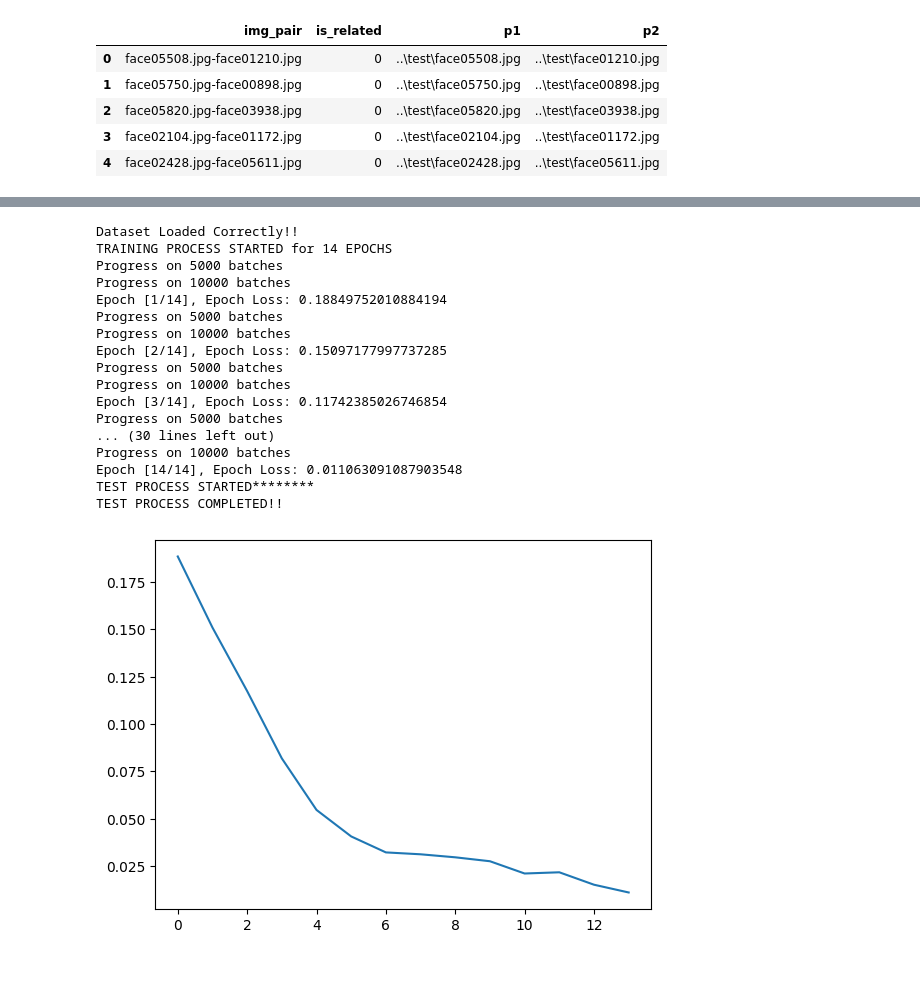
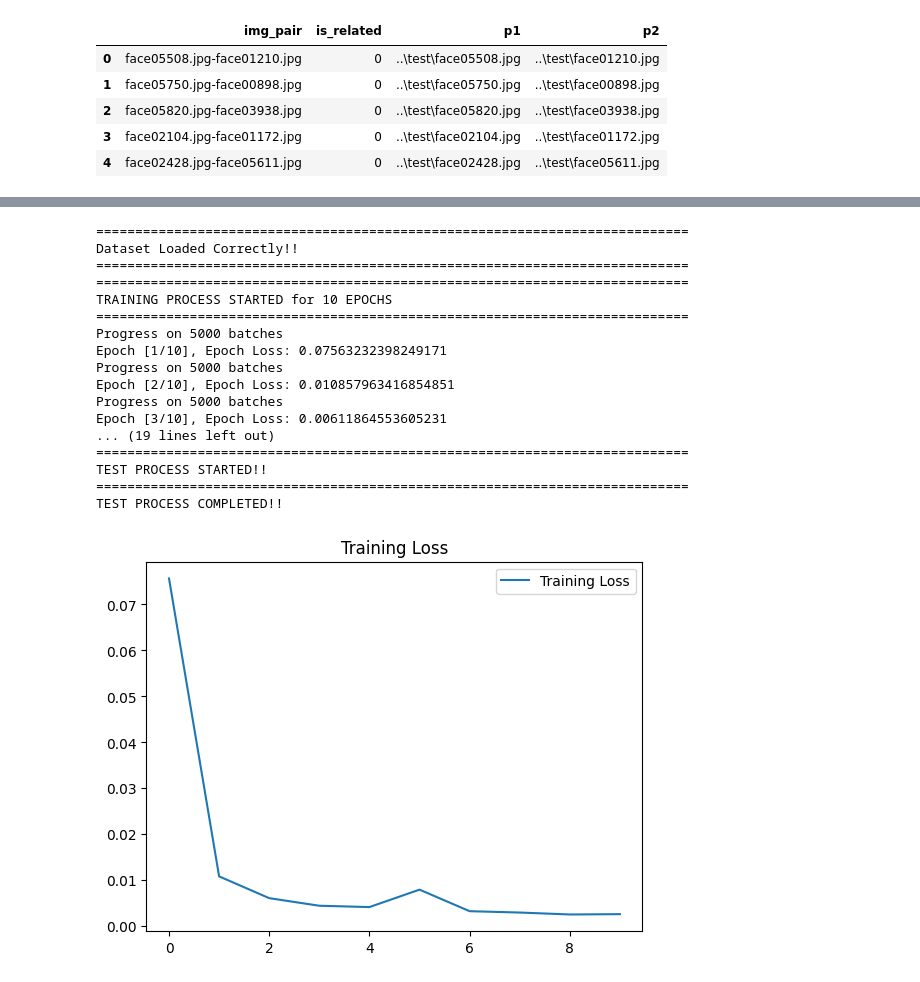
Before and after one commit to isaiaschavarria/DeepLearningFamily, a Jupyter notebook: ModelTraining.ipynb, the cells around one changed output, grey strips where cells are left out. Cells and saved outputs as stored; diff of their text form; code cells hidden in the pictures.

Commit message:
Process Documentation

```diff
--- a/ModelTraining.ipynb
+++ b/ModelTraining.ipynb
@@ -186,7 +287,7 @@ def train_model(model: torch.nn.Module, dataloader:torch.utils.data.DataLoader,
 # %%
 # Paths and constants
 batch_size = 32
-num_epochs = 14
+num_epochs = 10
 learning_rate = 0.00001
 
 # Initialize model, criterion, optimizer
@@ -195,30 +296,50 @@ criterion = nn.BCELoss()
 optimizer = optim.Adam(model.parameters(), lr=learning_rate)
 
 # Load data
-dataloader = load_dataset(TRAINING_DATA_COMPLETED_FILE, batch_size)
+dataloader = load_dataset(TRAINING_DATA_SPLITTED_FILE, batch_size)
+
+print("============================================================================")
 print("Dataset Loaded Correctly!!")
+print("============================================================================")
+
 # Train the model
-loss_vals = []
+training_loss = []
+validation_loss = []
 train_model(model, dataloader, criterion, optimizer, num_epochs)
+
+validation_loader = load_dataset(VALIDATION_DATA_SPLITTED_FILE, batch_size)
+validate_model(model, validation_loader, criterion)
+
+# Test the model and save results
+perform_test_process(model)
 # %% [output]
+============================================================================
 Dataset Loaded Correctly!!
-TRAINING PROCESS STARTED for 14 EPOCHS
+============================================================================
+============================================================================
+TRAINING PROCESS STARTED for 10 EPOCHS
+============================================================================
 Progress on 5000 batches
-Progress on 10000 batches
-Epoch [1/14], Epoch Loss: 0.18849752010884194
+Epoch [1/10], Epoch Loss: 0.07563232398249171
 Progress on 5000 batches
-Progress on 10000 batches
-Epoch [2/14], Epoch Loss: 0.15097177997737285
+Epoch [2/10], Epoch Loss: 0.010857963416854851
 Progress on 5000 batches
-Progress on 10000 batches
-Epoch [3/14], Epoch Loss: 0.11742385026746854
-Progress on 5000 batches
-... (30 lines left out)
-Progress on 10000 batches
-Epoch [14/14], Epoch Loss: 0.011063091087903548
-TEST PROCESS STARTED********
+Epoch [3/10], Epoch Loss: 0.00611864553605231
+... (19 lines left out)
+============================================================================
+TEST PROCESS STARTED!!
+============================================================================
 TEST PROCESS COMPLETED!!
-# %%
-create_loss_plot(loss_values=loss_vals)
-# %% [output]
-[figure, removed]
+# %%
+#create_loss_plot(loss_values=training_loss)
+loss_values= training_loss #[2,3,4,5,6,7,8,1,2]
+loss_values2= validation_loss #[9,6,4,8,6]
+plt.plot(loss_values, label='Training Loss')
+#plt.plot(loss_values2, label='Validation Loss')
+
+plt.title("Training Loss")
+
+plt.legend()
+plt.show()
+# %% [output]
+[figure, added]
```
Also changed, not shown: parts of 13 cells of this notebook, 1 other file.
